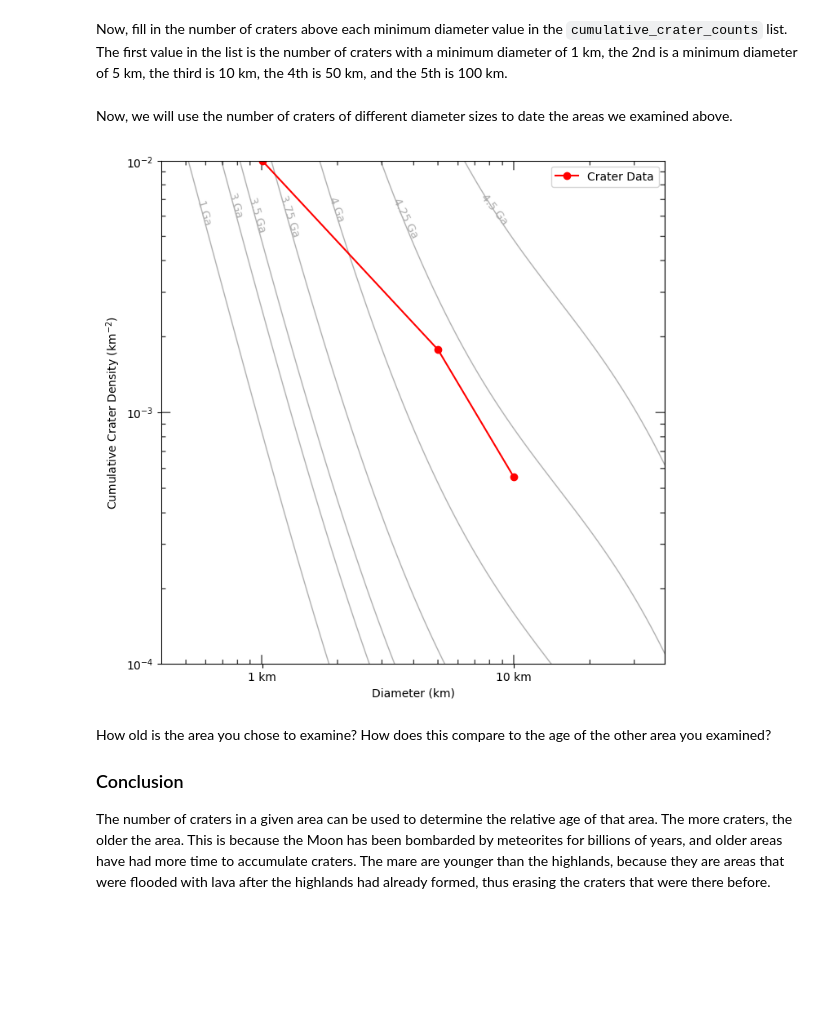
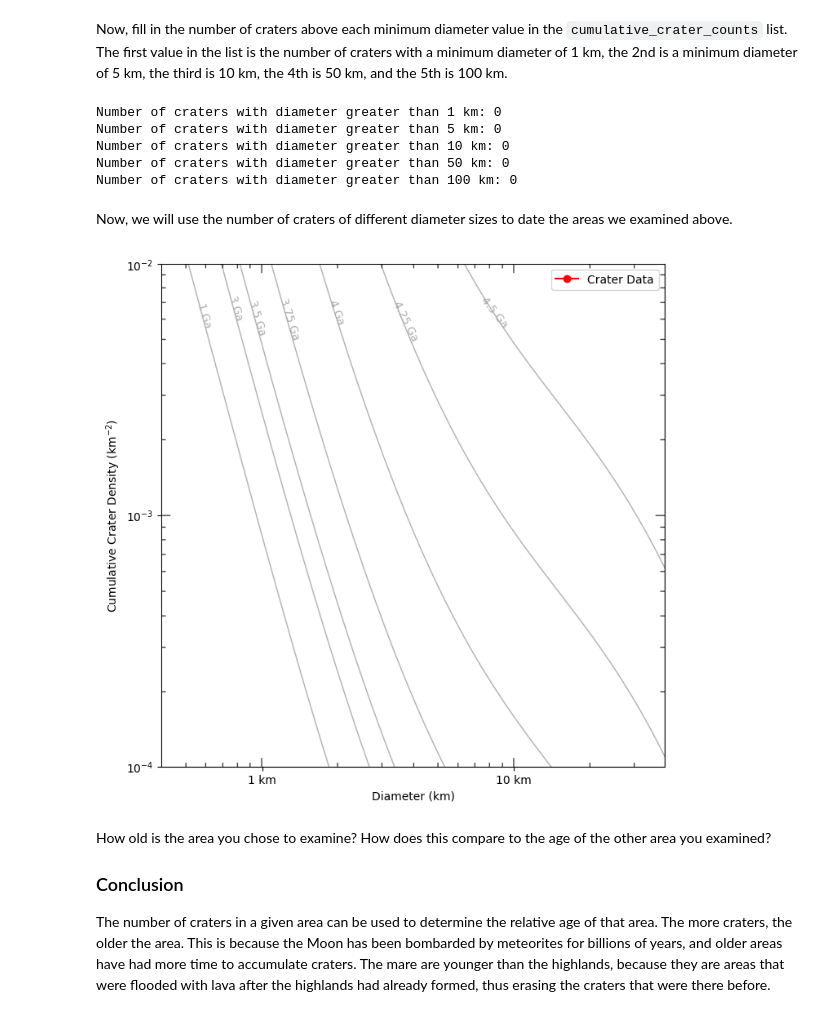
Before and after one commit to linneawolniewicz/gwish-outreach, a Jupyter notebook: lunar_workshop.ipynb, the cells around one changed output. Saved outputs shown, nothing was run; the diff lists cells and outputs as text; code cells hidden in the pictures; blank space fills up the shorter version.

Commit message:
good version of the workshop to proceed with. Intialized values to be reasonable

```diff
--- a/lunar_workshop.ipynb
+++ b/lunar_workshop.ipynb
@@ -179,6 +163,31 @@ cumulative_crater_counts = [2059, 109, 34, 0, 0] # Replace x with the number of
+# %%
+'''
+Change the below cells to interact with the code!
+Change the values of the cumulative_crater_counts
+'''
+
+diameters = [1, 5, 10, 50, 100]
+cumulative_crater_counts = [0, 0, 0, 0, 0] # Replace 0 with the number of craters for each diameter size!
+
+# Print the number of craters for each diameter size nicely
+for diameter, count in zip(diameters, cumulative_crater_counts):
+    print(f"Number of craters with diameter greater than {diameter} km: {count}")
+# %% [output]
+Number of craters with diameter greater than 1 km: 0
+Number of craters with diameter greater than 5 km: 0
+Number of craters with diameter greater than 10 km: 0
+Number of craters with diameter greater than 50 km: 0
+Number of craters with diameter greater than 100 km: 0
 # %% [markdown]
 Now, we will use the number of craters of different diameter sizes to date the areas we examined above.
 # %%
+'''
+Change the below cells to interact with the code!
+Change the color of the dots on the age plot.
+'''
+
+dot_color = "red" # Try changing this to "blue", "green", "purple", anything!
+
 # Normalize cumulative crater counts by the reference area
 reference_area = 61_500 # km^2
 cumulative_count_normalized = np.array(cumulative_crater_counts) / reference_area
@@ -193,35 +202,35 @@ img = np.asarray(Image.open(image_path))
 # Convert pixel positions to log-scale data values
 img_height, img_width = img.shape[:2]
 x_min, x_max = 10**-0.4, 10**1.6
 y_min, y_max = 1e-4, 1e-2
 x_ticks = [1, 10]  # Only 1 km and 10 km
 y_ticks = [1e-4, 1e-3, 1e-2]  # Only 10^-4, 10^-3, 10^-2
 x_pixel_positions = np.interp(np.log10(x_ticks), [np.log10(x_min), np.log10(x_max)], [0, img_width])
 y_pixel_positions = np.interp(np.log10(y_ticks), [np.log10(y_min), np.log10(y_max)], [img_height, 0])
 
 # Plot the image
 fig, ax = plt.subplots(figsize=(8, 8))
 ax.imshow(img, cmap="gray", origin="upper")
 
 # Plot the crater count data
 log_diameters = np.log10(diameters)
 log_cumulative_counts = np.log10(cumulative_count_normalized)
 diameter_pixel_positions = np.interp(log_diameters, [np.log10(x_min), np.log10(x_max)], [0, img_width])
 density_pixel_positions = np.interp(log_cumulative_counts, [np.log10(y_min), np.log10(y_max)], [img_height, 0])
-ax.plot(diameter_pixel_positions, density_pixel_positions, color='red', marker='o', label="Crater Data")
+ax.plot(diameter_pixel_positions, density_pixel_positions, color=dot_color, marker='o', label="Crater Data")
 
 # Set custom x and y axes
 ax.set_xticks(x_pixel_positions)
 ax.set_xticklabels([f"{xt:.0f} km" for xt in x_ticks])
 ax.set_yticks(y_pixel_positions)
 ax.set_yticklabels([f"$10^{{{int(np.log10(yt))}}}$" for yt in y_ticks])
 ax.set_xlabel("Diameter (km)")
 ax.set_ylabel("Cumulative Crater Density (km$^{-2}$)")
 ax.legend()
 
 plt.show()
 # %% [output]
-[figure, old version]
+[figure, new version]
 # %% [markdown]
 How old is the area you chose to examine? How does this compare to the age of the other area you examined?
 
```
Also changed, not shown: parts of 6 cells of this notebook.
